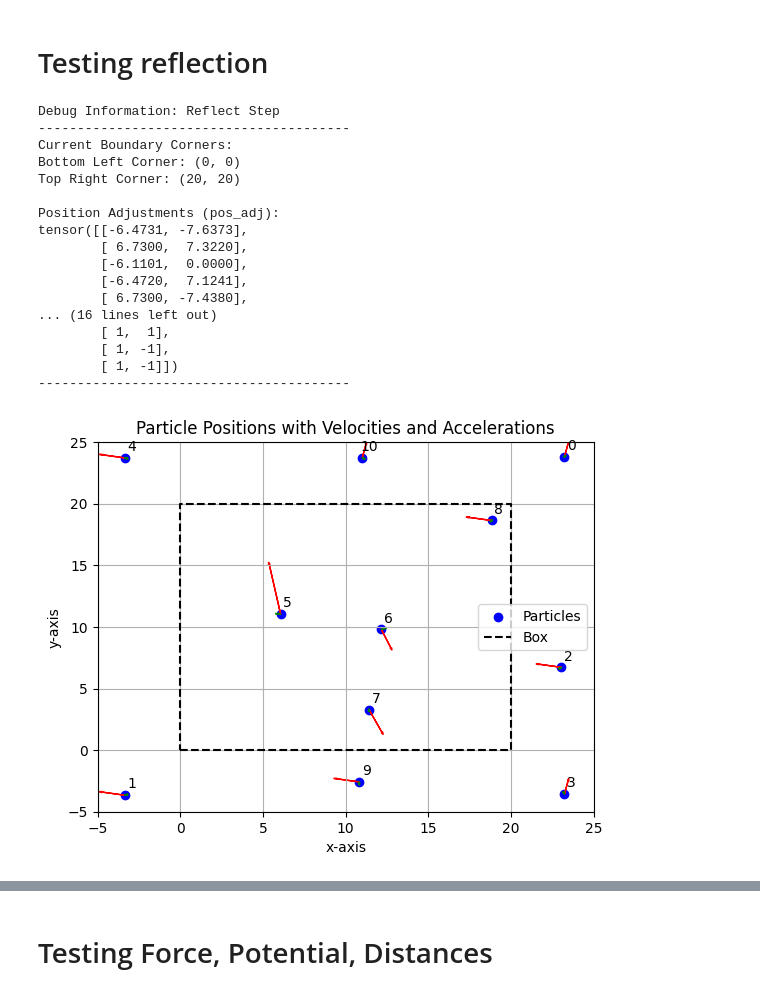
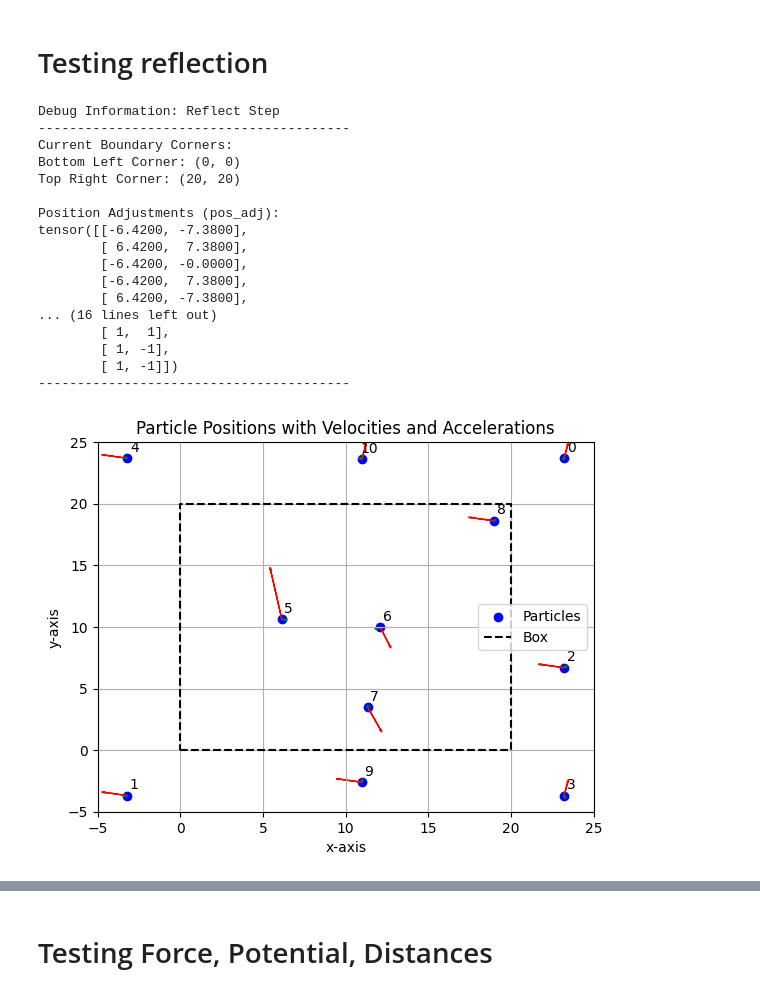
Before and after one commit to ISIPINK/MD_code_test, a Jupyter notebook: MD_program.ipynb, the cells around one changed output, grey strips where cells are left out. Cells and saved outputs as stored; diff of their text form; code cells hidden in the pictures.

```diff
--- a/MD_program.ipynb
+++ b/MD_program.ipynb
@@ -208,28 +224,27 @@ class MD_simulation_lj_vv(MD_simulation):
 # %%
 sim_cons = Simulation_constants()
 sim = MD_simulation_lj_vv(
     sim_cons=sim_cons,
     pos_file="./test_init/reflect_pos.csv",
-    vel_file="./test_init/reflect_vel.csv",
-    debug=True
+    vel_file="./test_init/reflect_vel.csv"
     )
-sim.step(dt=0.1)
+sim.step_reflect(debug=True)
 # %% [output]
 Debug Information: Reflect Step
 ----------------------------------------
 Current Boundary Corners:
 Bottom Left Corner: (0, 0)
 Top Right Corner: (20, 20)
 
 Position Adjustments (pos_adj):
-tensor([[-6.4731, -7.6373],
-        [ 6.7300,  7.3220],
-        [-6.1101,  0.0000],
-        [-6.4720,  7.1241],
-        [ 6.7300, -7.4380],
+tensor([[-6.4200, -7.3800],
+        [ 6.4200,  7.3800],
+        [-6.4200, -0.0000],
+        [-6.4200,  7.3800],
+        [ 6.4200, -7.3800],
 ... (16 lines left out)
         [ 1,  1],
         [ 1, -1],
         [ 1, -1]])
 ----------------------------------------
-[figure, old version]
+[figure, new version]
```
Also changed, not shown: parts of 5 cells of this notebook, 2 other files.
